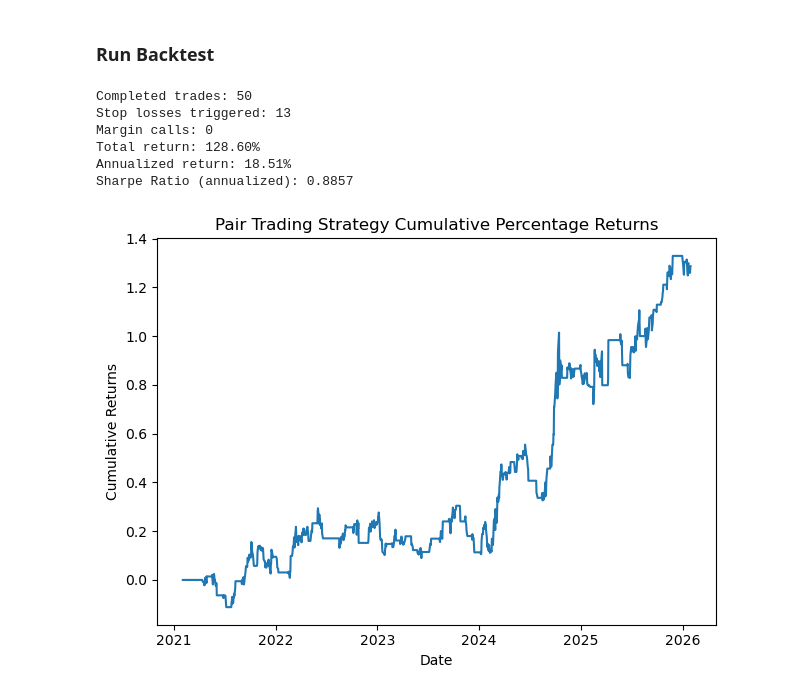
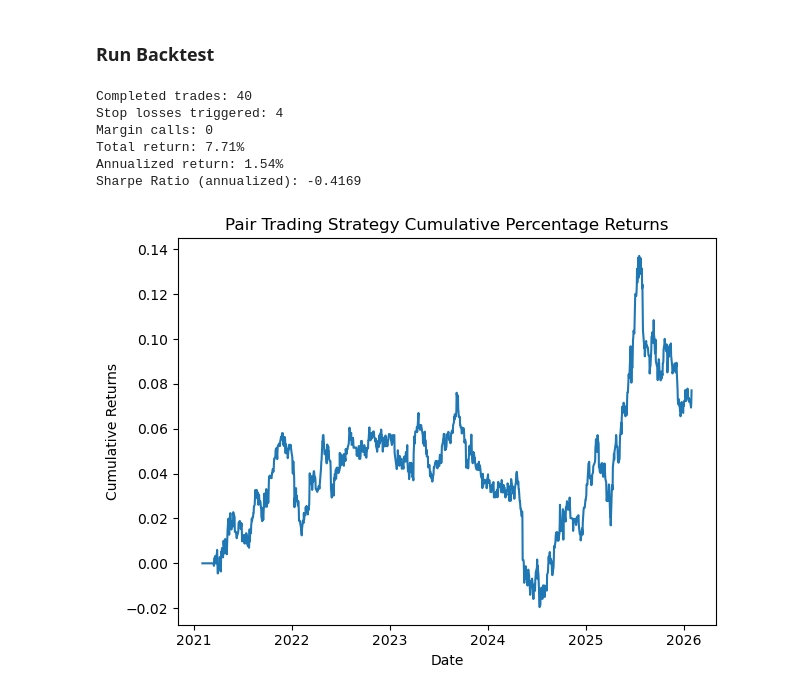
Before and after one commit to PilotTam/pair_trade, a Jupyter notebook: pair_trade_w_leverage_log.ipynb, the cells around one changed output. Drawn from its saved outputs; the diff is of its cells as text; code cells hidden in the pictures.

```diff
--- a/pair_trade_w_leverage_log.ipynb
+++ b/pair_trade_w_leverage_log.ipynb
@@ -90,8 +166,8 @@ results_df
 # %%
-stock1_data = price_data[fixed_stock]
-stock2_data = price_data["0291.HK"]
-stock1_lot = 100
-stock2_lot = 500
+stock1_data = price_data['1398.HK']
+stock2_data = price_data["0939.HK"]
+stock1_lot = 1000
+stock2_lot = 1000
 # %%
 # Scale the data based on shares per hand
 stock1_data *= stock1_lot
@@ -115,31 +218,26 @@ ADF p-value: 0.36241185599023884
 ### Tunable Parameters
 # %%
 # Risk params: leverage and maintenance margin for margin call
-leverage = 2
+leverage = 1
 maintenance_margin_pct = 0.3
 borrowing_pct_cost_annual = 0.068
 short_sell_pct_cost_annual = 0.0112
 
 # Define entry and exit thresholds
-entry_threshold = 1.4
-exit_threshold = 0.3
+entry_threshold = 0.1
+exit_threshold = 0.07
 stop_loss_pct = 0.02 * leverage + (borrowing_pct_cost_annual+short_sell_pct_cost_annual) / 10
 
 # Define initial capital
 initial_capital = 100000
 
-# Z-score parameters
-window = 30
+# Sharpe ratio parameters
+risk_free_rate_annual = 0.03665
 # %% [markdown]
 ### Run Backtest
 # %%
 # Calculate the price ratio between the two stocks
 price_ratio = stock1_data / stock2_data
-
-# Calculate z-score of the spread based on a rolling 3-month window
-spread_mean = spread.rolling(window=window).mean()
-spread_std = spread.rolling(window=window).std()
-z_score = (spread - spread_mean) / spread_std
 
 current_capital = initial_capital
 
@@ -208,9 +306,9 @@ for i in range(1, len(signals)):
     # Reset transaction cost after it's applied
     transaction_cost = 0
 
-    if cooldown_period > 0:
-        cooldown_period -= 1
-        continue
+    # if cooldown_period > 0:
+    #     cooldown_period -= 1
+    #     continue
 
     # Entry signals
     if signals[i] == 1 and position == 0:
@@ -300,42 +398,42 @@ for i in range(1, len(signals)):
             entry_info = None
 
 # End loop
 print(f"Completed trades: {completed_trades}")
 print(f"Stop losses triggered: {stop_loss_count}")
 print(f"Margin calls: {margin_call_count}")
 print(f"Total return: {(current_capital - initial_capital) / initial_capital:.2%}")
 print(f"Annualized return: {((current_capital / initial_capital) ** (252 / len(pct_returns)) - 1) * 100:.2f}%")
 
 # Calculate cumulative returns
 cumulative_pct_returns = np.cumprod(1 + np.array(pct_returns)) - 1 if len(pct_returns) > 0 else np.array([])
 fig, ax = plt.subplots(1, 1)
 ax.plot(stock1_data.index[1:1+len(cumulative_pct_returns)], cumulative_pct_returns)
 ax.set_title('Pair Trading Strategy Cumulative Percentage Returns')
 ax.set_xlabel('Date')
 ax.set_ylabel('Cumulative Returns')
 
 # --- Sharpe ratio calculation (annualized) ---
-daily_returns = np.array(pct_returns)
-mean_daily = np.nanmean(daily_returns) if len(daily_returns) > 0 else 0.0
-std_daily = np.nanstd(daily_returns) if len(daily_returns) > 0 else 0.0
+daily_ex_returns = np.array(pct_returns) - risk_free_rate_annual/252
+mean_daily = np.nanmean(daily_ex_returns) if len(daily_ex_returns) > 0 else 0.0
+std_daily = np.nanstd(daily_ex_returns) if len(daily_ex_returns) > 0 else 0.0
 annual_factor = 252
 if std_daily == 0 or np.isnan(std_daily):
     sharpe_ratio = np.nan
 else:
     sharpe_ratio = (mean_daily / std_daily) * np.sqrt(annual_factor)
 print(f"Sharpe Ratio (annualized): {sharpe_ratio:.4f}")
 
 plt.tight_layout()
 plt.show()
 # Implement risk management and further refine the strategy as needed
 # %% [output]
-Completed trades: 50
-Stop losses triggered: 13
+Completed trades: 40
+Stop losses triggered: 4
 Margin calls: 0
-Total return: 128.60%
-Annualized return: 18.51%
-Sharpe Ratio (annualized): 0.8857
+Total return: 7.71%
+Annualized return: 1.54%
+Sharpe Ratio (annualized): -0.4169
-[figure, old version]
+[figure, new version]
 # %%
 # Save/print trade log
 trades_df = pd.DataFrame(trades_log)
```
Also changed, not shown: parts of 10 cells of this notebook.
